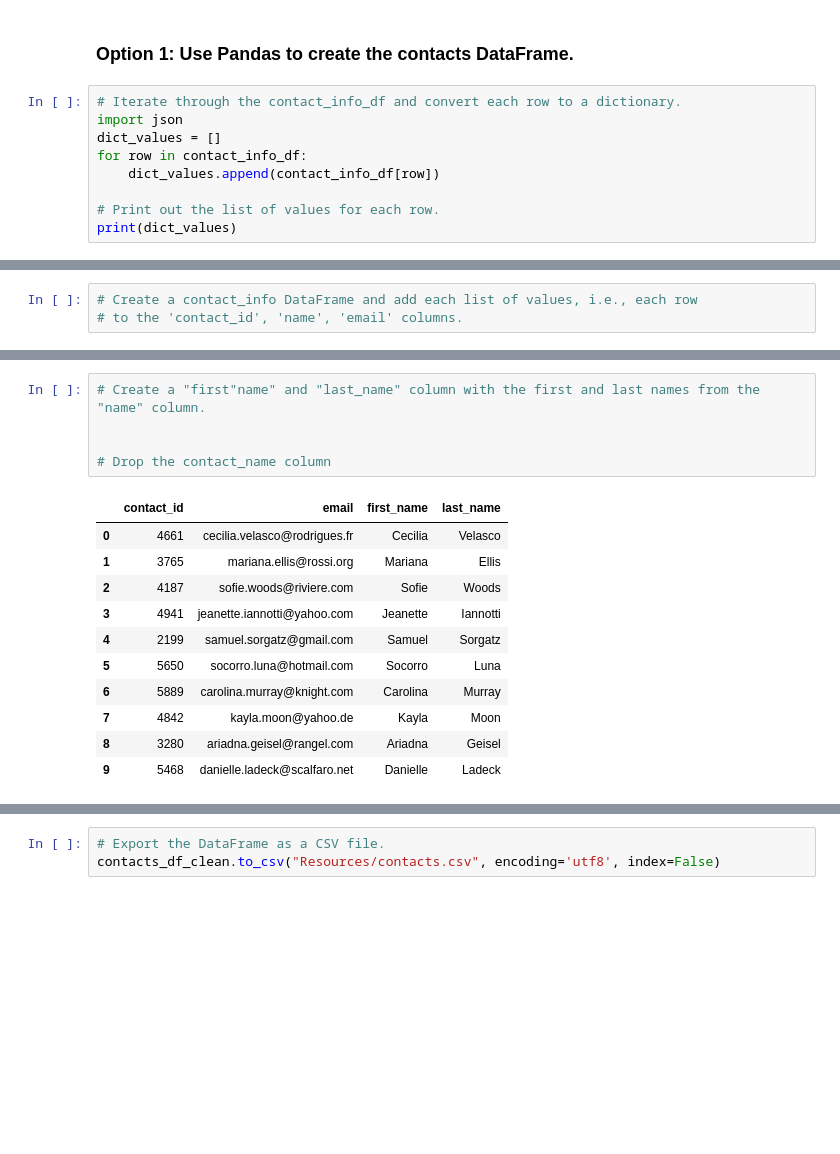
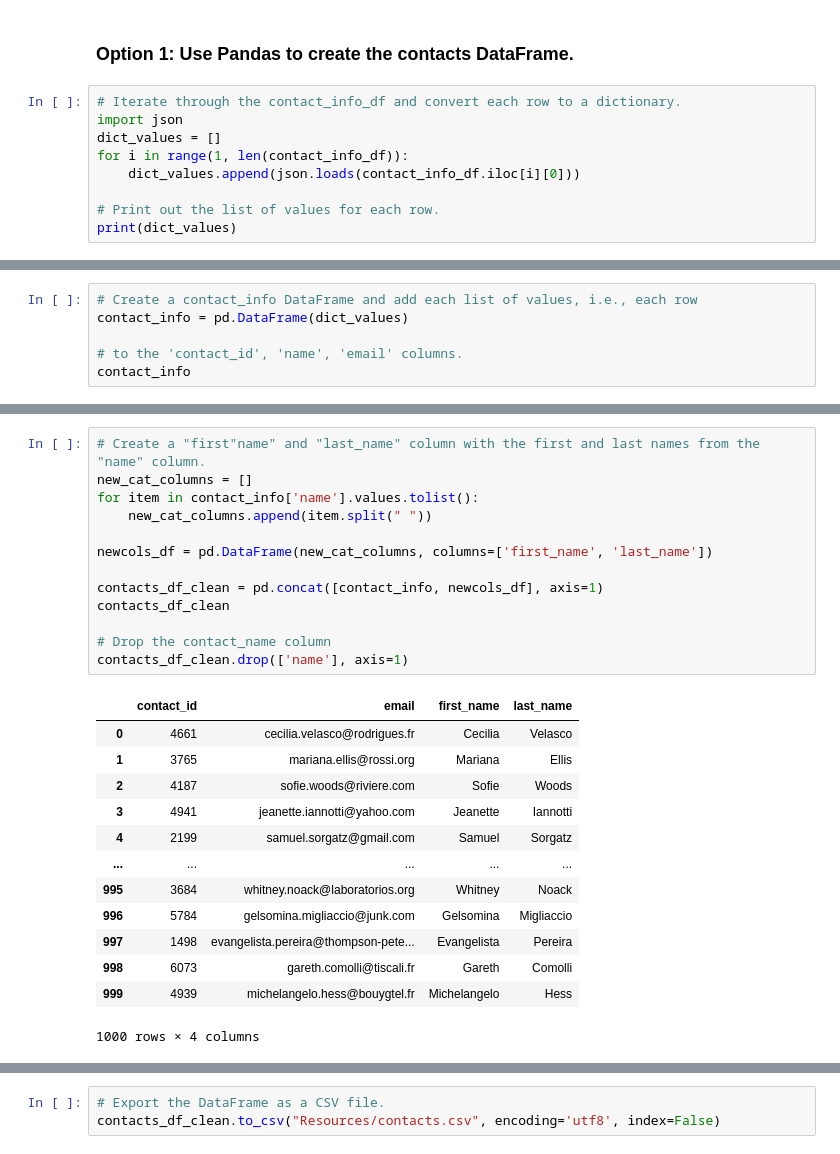
Before and after one commit to Gees95/Crowdfunding_ETL, a Jupyter notebook: Starter_Files/ETL_Mini_Project_ADaoud_AMadhusudhanan_DDaniel_JHanson_SMukhtar.ipynb, the cells around one changed output, grey strips where cells are left out. Drawn from its saved outputs; the diff is of its cells as text; blank space fills up the shorter version.

Commit message:
Further updates, first half of Contacts DataFrame done

```diff
--- a/Starter_Files/ETL_Mini_Project_ADaoud_AMadhusudhanan_DDaniel_JHanson_SMukhtar.ipynb
+++ b/Starter_Files/ETL_Mini_Project_ADaoud_AMadhusudhanan_DDaniel_JHanson_SMukhtar.ipynb
@@ -309,8 +309,8 @@ Then export the DataFrame as a `contacts.csv` CSV file.
 # Iterate through the contact_info_df and convert each row to a dictionary.
 import json
 dict_values = []
-for row in contact_info_df:
-    dict_values.append(contact_info_df[row])
+for i in range(1, len(contact_info_df)):
+    dict_values.append(json.loads(contact_info_df.iloc[i][0]))
 
 # Print out the list of values for each row.
 print(dict_values)
@@ -330,4 +319,7 @@ Name:    , Length: 1001, dtype: object]
 # %%
 # Create a contact_info DataFrame and add each list of values, i.e., each row
+contact_info = pd.DataFrame(dict_values)
+
 # to the 'contact_id', 'name', 'email' columns.
+contact_info
 # %% [output]
@@ -359,20 +352,30 @@ dtypes: int64(1), object(2)
 memory usage: 23.6+ KB
 # %%
 # Create a "first"name" and "last_name" column with the first and last names from the "name" column.
+new_cat_columns = []
+for item in contact_info['name'].values.tolist():
+    new_cat_columns.append(item.split(" "))
 
+newcols_df = pd.DataFrame(new_cat_columns, columns=['first_name', 'last_name'])
+
+contacts_df_clean = pd.concat([contact_info, newcols_df], axis=1)
+contacts_df_clean
 
 # Drop the contact_name column
+contacts_df_clean.drop(['name'], axis=1)
 # %% [output]
 |  | contact_id | email | first_name | last_name |
 | 0 | 4661 | cecilia.velasco@rodrigues.fr | Cecilia | Velasco |
 | 1 | 3765 | mariana.ellis@rossi.org | Mariana | Ellis |
 | 2 | 4187 | sofie.woods@riviere.com | Sofie | Woods |
 | 3 | 4941 | jeanette.iannotti@yahoo.com | Jeanette | Iannotti |
 | 4 | 2199 | samuel.sorgatz@gmail.com | Samuel | Sorgatz |
-| 5 | 5650 | socorro.luna@hotmail.com | Socorro | Luna |
-| 6 | 5889 | carolina.murray@knight.com | Carolina | Murray |
-| 7 | 4842 | kayla.moon@yahoo.de | Kayla | Moon |
-| 8 | 3280 | ariadna.geisel@rangel.com | Ariadna | Geisel |
-| 9 | 5468 | danielle.ladeck@scalfaro.net | Danielle | Ladeck |
+| ... | ... | ... | ... | ... |
+| 995 | 3684 | whitney.noack@laboratorios.org | Whitney | Noack |
+| 996 | 5784 | gelsomina.migliaccio@junk.com | Gelsomina | Migliaccio |
+| 997 | 1498 | evangelista.pereira@thompson-pete... | Evangelista | Pereira |
+| 998 | 6073 | gareth.comolli@tiscali.fr | Gareth | Comolli |
+| 999 | 4939 | michelangelo.hess@bouygtel.fr | Michelangelo | Hess |
+1000 rows × 4 columns
 # %%
 # Reorder the columns
```
Also changed, not shown: parts of 6 cells of this notebook.
